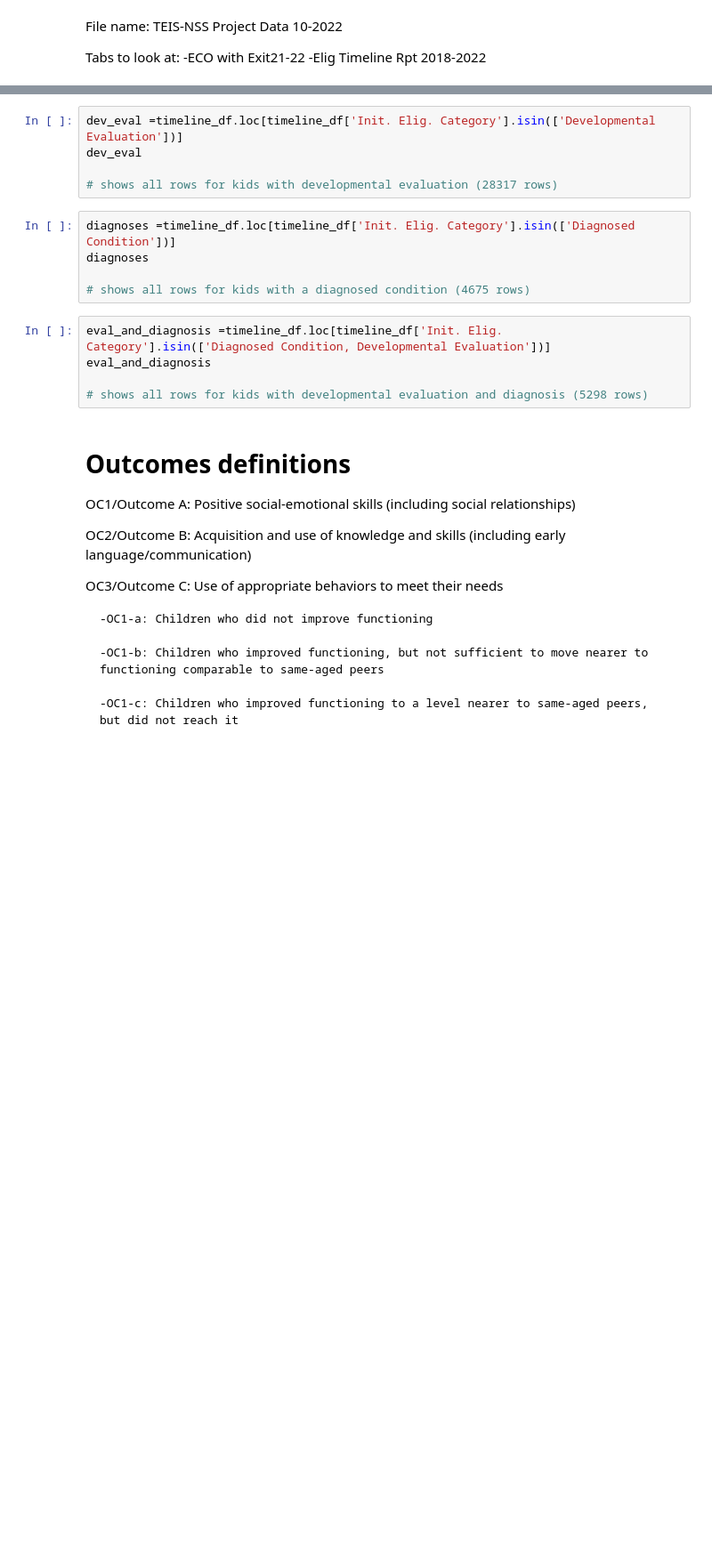
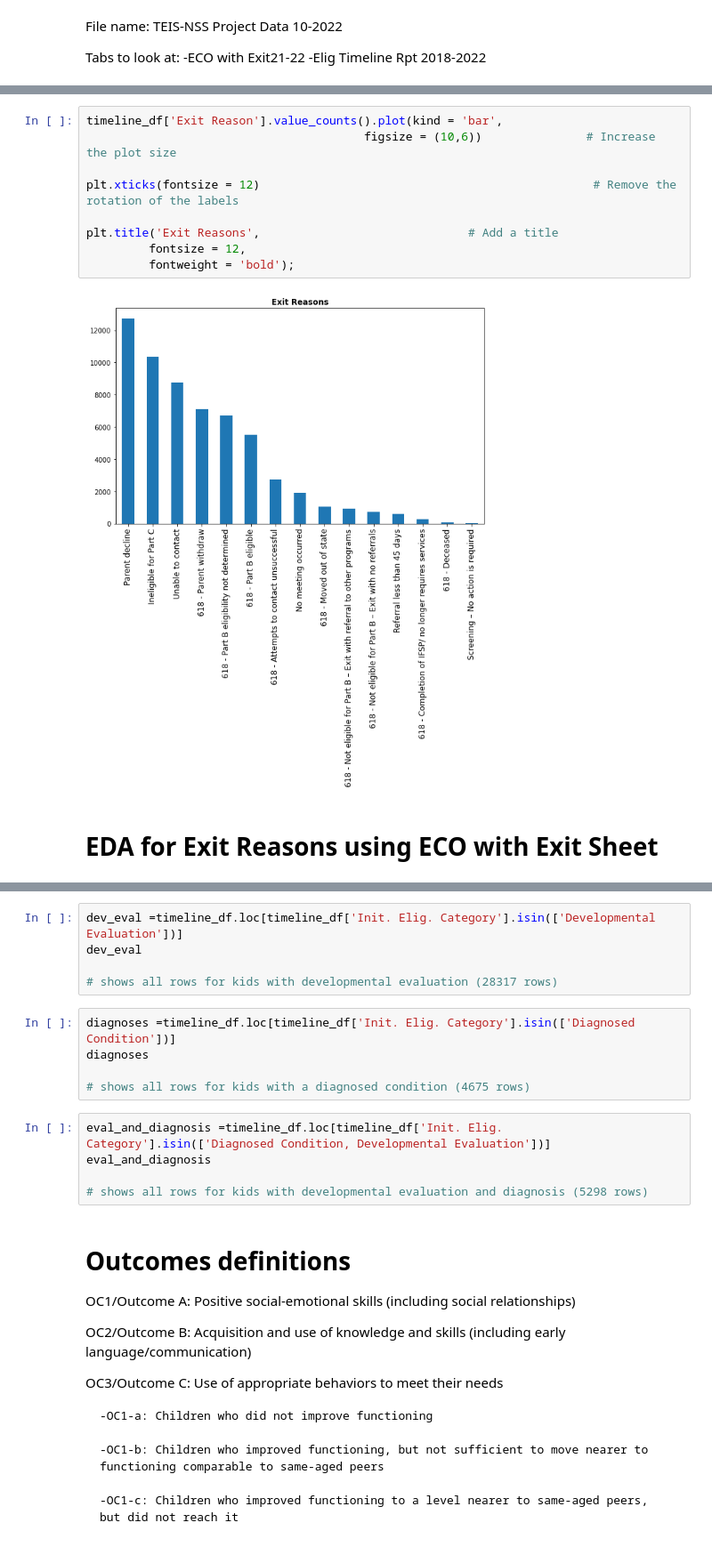
Before and after one commit to NSS-Data-Analytics-Cohort-7/didd-kha-keys-shorts, a Jupyter notebook: Notebooks/rwpartnerprojectEDA.ipynb, the cells around one changed output, grey strips where cells are left out. Shown at 89% size. Cells and saved outputs as stored; diff of their text form; blank space fills up the shorter version.

```diff
--- a/Notebooks/rwpartnerprojectEDA.ipynb
+++ b/Notebooks/rwpartnerprojectEDA.ipynb
@@ -19,0 +185,13 @@ timeline_df
+# %%
+timeline_df['Exit Reason'].value_counts().plot(kind = 'bar',
+                                        figsize = (10,6))               # Increase the plot size
+
+plt.xticks(fontsize = 12)                                                # Remove the rotation of the labels
+
+plt.title('Exit Reasons',                              # Add a title
+         fontsize = 12,
+         fontweight = 'bold');
+# %% [output]
+[figure, added]
+# %% [markdown]
+# EDA for Exit Reasons using ECO with Exit Sheet
```
Also changed, not shown: parts of 35 cells of this notebook.
